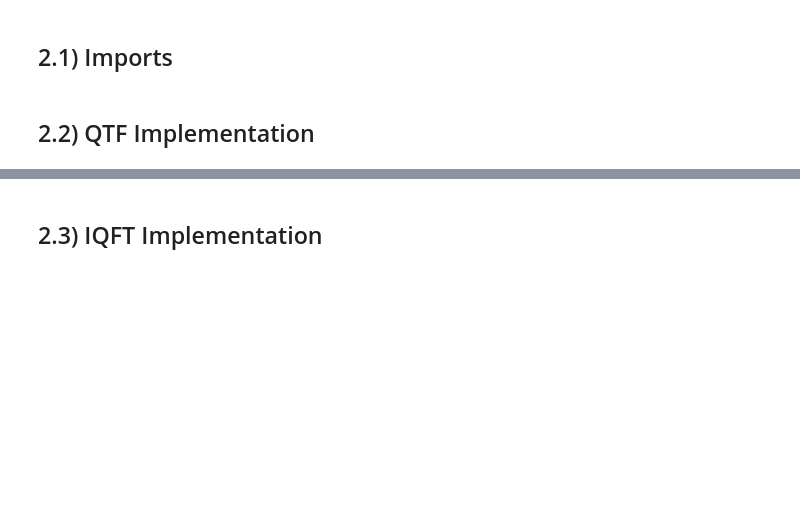
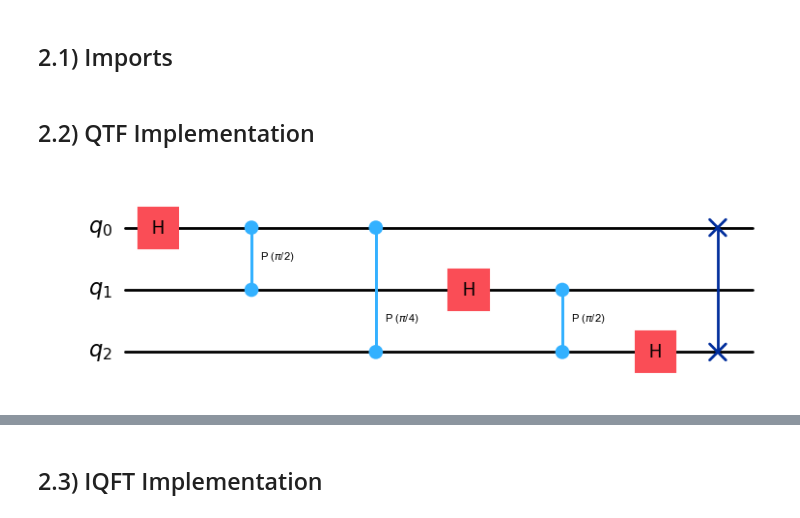
Before and after one commit to FurTh3r/QuantumFourierTransform, a Jupyter notebook: qft_notebook.ipynb, the cells around one changed output, grey strips where cells are left out. Drawn from its saved outputs; the diff is of its cells as text; code cells hidden in the pictures; blank space fills up the shorter version.

```diff
--- a/qft_notebook.ipynb
+++ b/qft_notebook.ipynb
@@ -54,20 +126,27 @@ from qiskit_ibm_runtime import (
 # %% [markdown]
 ## 2.2) QTF Implementation
 # %%
-def qft(qc, n):
-    for i in range(n):
+def qft(qc_qft, n_qubit):
+    for i in range(n_qubit):
         # Apply Hadamard gate to qubit i (creates superposition)
-        qc.h(i)
+        qc_qft.h(i)
 
         # Apply controlled phase rotations from qubits j > i to qubit i
-        for j in range(i + 1, n):
+        for j in range(i + 1, n_qubit):
             # Compute the rotation angle (decreases exponentially with distance)
             angle = np.pi / (2 ** (j - i))
 
             # Apply controlled phase gate:
             # control qubit = j, target qubit = i
-            qc.cp(angle, j, i)
+            qc_qft.cp(angle, j, i)
 
     # Swap qubits to reverse their order (QFT outputs reversed bit order)
-    for i in range(n // 2):
-        qc.swap(i, n - i - 1)
+    for i in range(n_qubit // 2):
+        qc_qft.swap(i, n_qubit - i - 1)
+# %%
+n = 3
+qc = QuantumCircuit(n)
+qft(qc, n)
+qc.draw(output="mpl", filename="./images/approx_qft_nqubit.svg")
+# %% [output]
+[figure, added]
```
Also changed, not shown: parts of 52 cells of this notebook, 1 other file.
